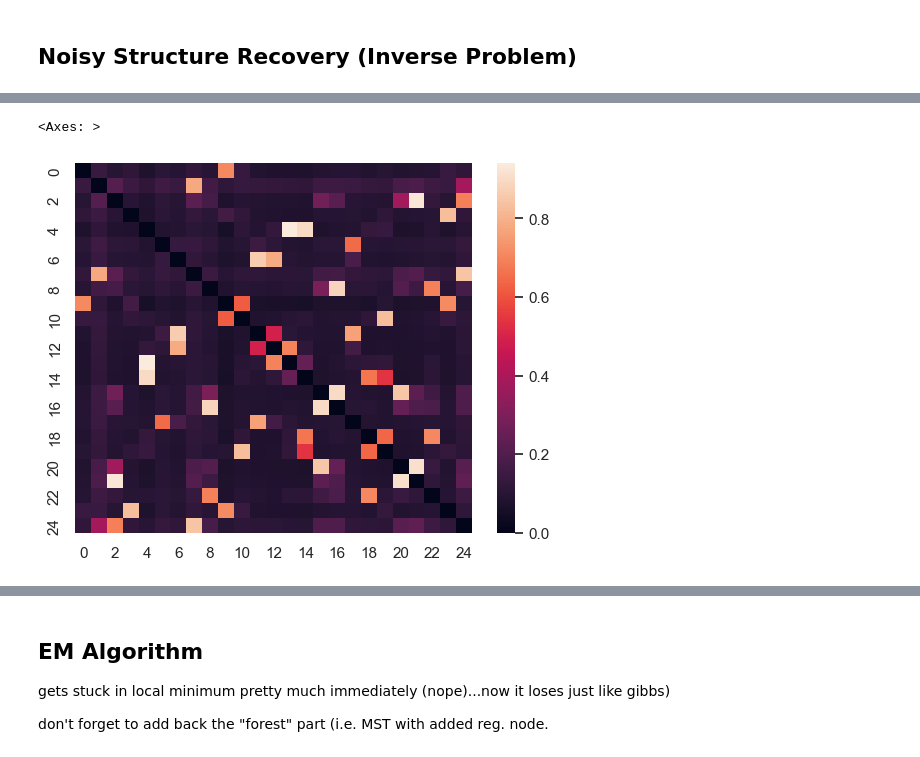
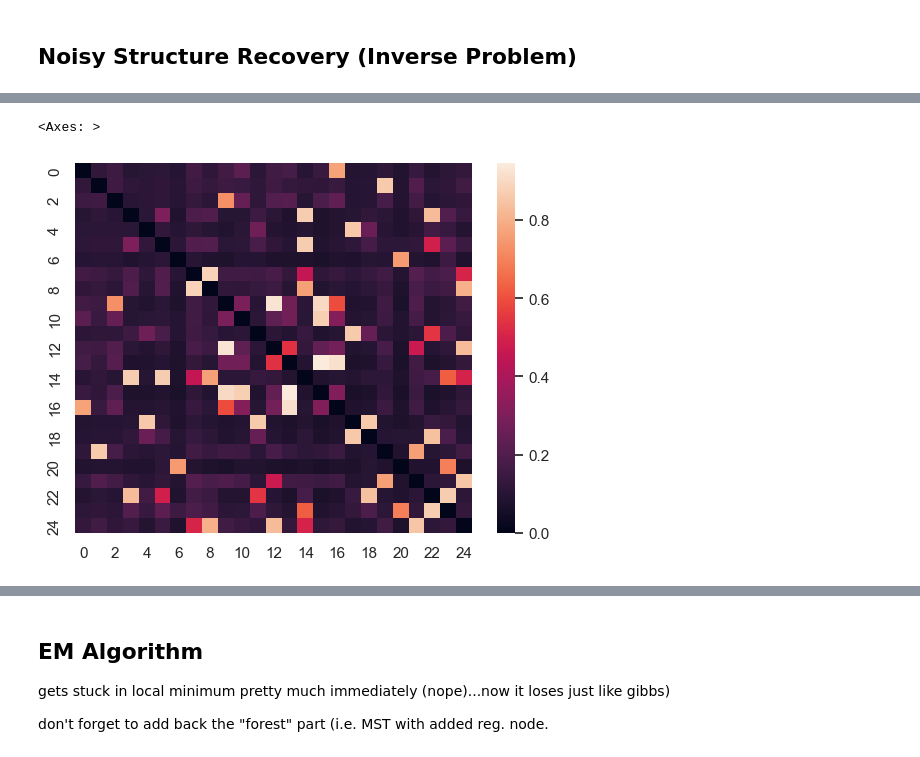
Before and after one commit to usnistgov/affinis, a Jupyter notebook: docs/regularized-laplacian.ipynb, the cells around one changed output, grey strips where cells are left out. Cells and saved outputs as stored; diff of their text form; code cells hidden in the pictures.

```diff
--- a/docs/regularized-laplacian.ipynb
+++ b/docs/regularized-laplacian.ipynb
@@ -163,7 +163,7 @@ plt.colorbar(plt.cm.ScalarMappable(cmap='magma'), ax = plt.gca(), values=x )
 # X = multivariate_normal(cov=cov).rvs(200) < -0.95
 
 
-def sim_papers(n_weeks, L, jumps_param=0.1):
+def sim_papers(n_weeks, L, jumps_param=0.1, rng=np.random.default_rng(2)):
     Arw = ((L/np.diag(L)).pipe(lambda df: np.diag(np.diag(df))-df)*0.5)
     def sim_week():
         n_jumps = rng.geometric(jumps_param)
@@ -178,7 +178,12 @@ def sim_papers(n_weeks, L, jumps_param=0.1):
 
     yield from (sim_week() for i in range(n_weeks))
 
-X = np.vstack(list(sim_papers(50, pd.DataFrame(L, columns=author_idx, index=author_idx))))
+X = np.vstack(list(sim_papers(
+    50,
+    pd.DataFrame(L, columns=author_idx, index=author_idx),
+    0.05,
+    #  rng=rng
+)))
 
 Xstack = np.vstack([X, -X])#.mean(axis=0)
-Xstack.mean(axis=0)
+# Xstack.mean(axis=0)
@@ -227,6 +241,11 @@ sns.histplot(pd.DataFrame(
 # %% [markdown]
 ## Noisy Structure Recovery (Inverse Problem)
 # %%
+def prox_to_laplacian(K):
+    A = -_sq(_sq(K))
+    np.fill_diagonal(A,-A.sum(axis=0))
+    return A
+
 baselines = {
     # 'co-occur':_sq(coocur_prob(X, pseudocts=1.)),
     'cosine': _sq(ochiai(X, pseudocts=1.)),
@@ -237,7 +256,7 @@ baselines = {
     # 'yuley': prox_to_edgeprob(yule_y(X)),
     'mutualinfo': _sq(mutual_information(X, pseudocts=1.)),
     # 'yuleq':np.arcsin(prox_to_edgeprob(yule_y(X)))/np.pi +0.5,
-    'glasso': -_sq(GraphicalLassoCV().fit(X).get_precision()),
+    'glasso': -_sq(GraphicalLasso().fit(X).get_precision()),
     'chow-liu':_sq((chow_liu(X, pseudocts=0.5)>0.).astype(int)),
 
 
@@ -332,9 +351,15 @@ def get_mask(e_pmf,idx):
 
 Xdf = papers.assign(root=1)
 # est_dists = approx_dists(Xdf.values)
-MI_df = mutual_information(X, pseudocts=0.2)
+
+# MI_df = mutual_information(X, pseudocts=0.2)
+# est_dists = -np.log(_norm_diag(MI_df))
+
 # est_dists = np.nan_to_num(MI_df, nan=np.nanquantile(MI_df, 0.5))
-est_dists = -np.log(_norm_diag(MI_df))
+
+est_dists = bilinear_dists(sinkhorn(coocur_prob(X, pseudocts=0.5)))
+
 hinton(est_dists)
 # 1-np.log(est_dists)
+est_dists
 # %% [output]
@@ -374,0 +413,8 @@ array([0.11200462, 0.0668383 , 0.07142857, 0.04918766, 0.08476042,
+# %%
+import scipy.sparse as sprs
+E_obs=sprs.coo_array([_sq(minimum_spanning_tree(
+        get_mask(_sq(est_dists),i)
+    ).todense()>0) for i in papers.values
+])
+
+add_pmf = (E_obs.sum(axis=0)+0.5)/(E_obs.shape[0]+1)
@@ -375,27 +431,28 @@ array([0.11200462, 0.0668383 , 0.07142857, 0.04918766, 0.08476042,
 # %%
 
 def prox_to_laplacian(K):
     A = -_sq(_sq(K))
     np.fill_diagonal(A,-A.sum(axis=0))
     return A
 
 O_prior=_sq((lambda p: p/(1-p))(ochiai(X, pseudocts=0.5)))
 # _outer(np.multiply, X.sum(axis=0))/
 # X.T@np.diag()@X
 # obs_weights=1/((lambda x:(x*(x-1)/2.))(X.sum(axis=1))+1)
 # obs_weights@X
 # obs_weights
 # np.sort(_sq(odds_ratio(X, pseudocts=1.)))
 L_prior = prox_to_laplacian(ochiai(X, pseudocts=0.5))
-L_postr = prox_to_laplacian(_sq(smooth_pmf))
+L_postr = _norm_diag(prox_to_laplacian(_sq(add_pmf)))
 # sns.heatmap(_sq(_sq(bilinear_dists( np.linalg.pinv(L_prior+np.ones_like(A)/n_authors)))*_sq(-L_prior)))
 E_expect = _sq(adjusted_forest_dists(L_prior, beta=5.))*_sq(-L_prior)
 E_model = _sq(adjusted_forest_dists(L_postr,beta=5.))*_sq(-L_postr)
+# E_model = _sq(adjusted_forest_dists(L,beta=5.))*_sq(-L_postr)
 O_postr = O_prior*E_model/E_expect
 P_postr = (lambda odds: odds/(1+odds))(O_postr)
 sns.heatmap(_sq(P_postr))
 # sns.heatmap(_sq(_sq(adjusted_forest_dists(L_prior, beta=6.))*_sq(-L_prior)))
 # from scipy.linalg
 # %% [output]
 <Axes: >
-[figure, old version]
+[figure, new version]
```
Also changed, not shown: parts of 57 cells of this notebook, 3 other files.
